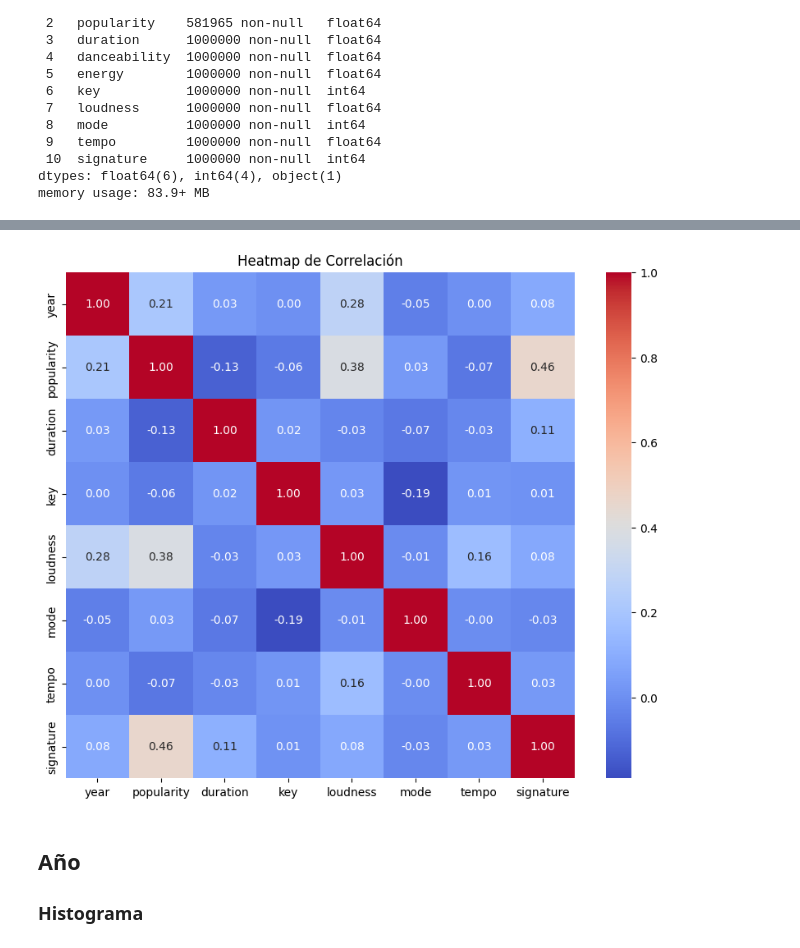
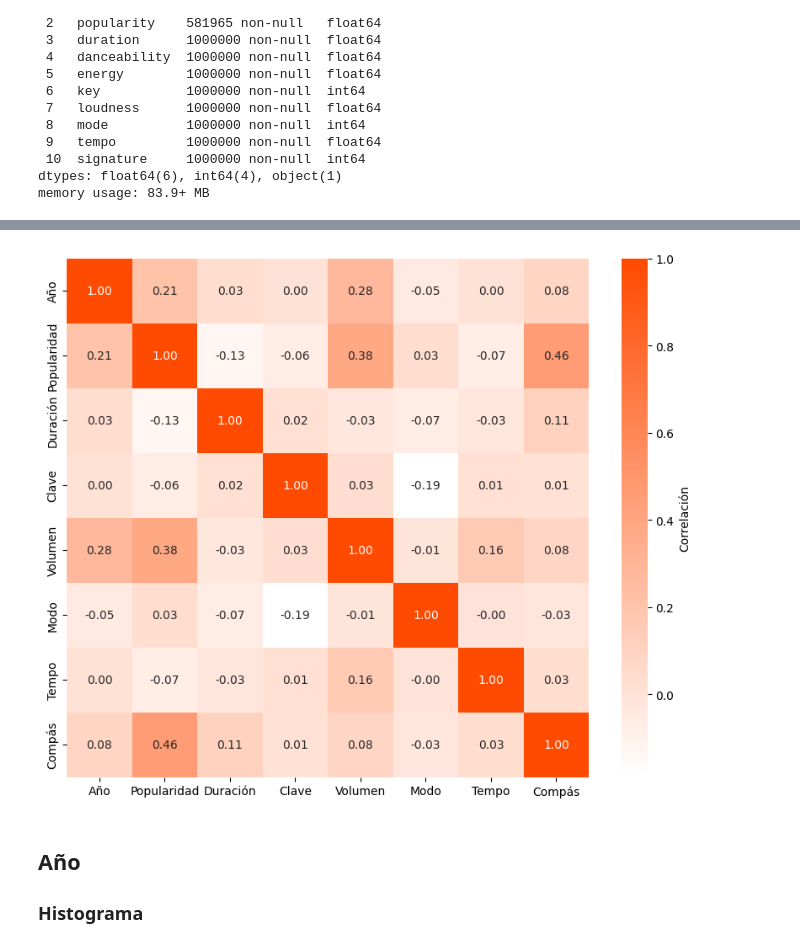
Before and after one commit to wuiquique/msd_predictive, a Jupyter notebook: analysis.ipynb, the cells around one changed output, grey strips where cells are left out. Drawn from its saved outputs; the diff is of its cells as text; code cells hidden in the pictures.

```diff
--- a/analysis.ipynb
+++ b/analysis.ipynb
@@ -53,12 +56,31 @@ df = df.dropna()
 # %%
 correlation_matrix = df.corr()
 
+columnas_espanol = {
+    'year': 'Año',
+    'popularity': 'Popularidad',
+    'duration': 'Duración',
+    'key': 'Clave',
+    'loudness': 'Volumen',
+    'mode': 'Modo',
+    'tempo': 'Tempo',
+    'signature': 'Compás'
+}
+
+columnas_renombradas = [columnas_espanol.get(col, col) for col in correlation_matrix.columns]
+
+colors = ["#ffffff", "#ff4a01"]
+custom_cmap = LinearSegmentedColormap.from_list("custom_cmap", colors)
+
 plt.figure(figsize=(10, 8))
-sns.heatmap(correlation_matrix, annot=True, cmap="coolwarm", fmt=".2f")
-plt.title("Heatmap de Correlación")
+sns.heatmap(correlation_matrix, annot=True, cmap=custom_cmap, fmt=".2f",
+            xticklabels=columnas_renombradas, yticklabels=columnas_renombradas,
+            cbar_kws={'label': 'Correlación'})
+
+# plt.title("Heatmap de Correlación", fontsize=15)
 plt.show()
 # %% [output]
-[figure, old version]
+[figure, new version]
 # %% [markdown]
 ## Año
 ### Histograma
```
Also changed, not shown: parts of 11 cells of this notebook, 1 other file.
